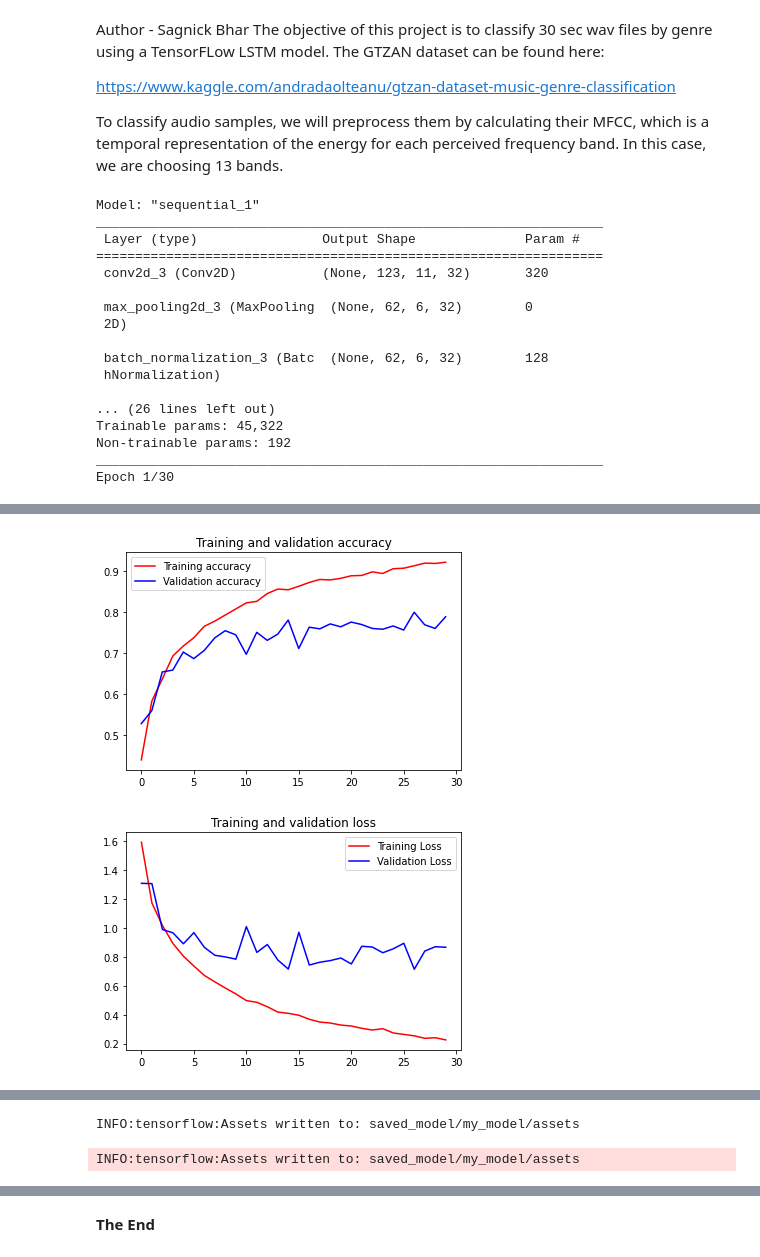
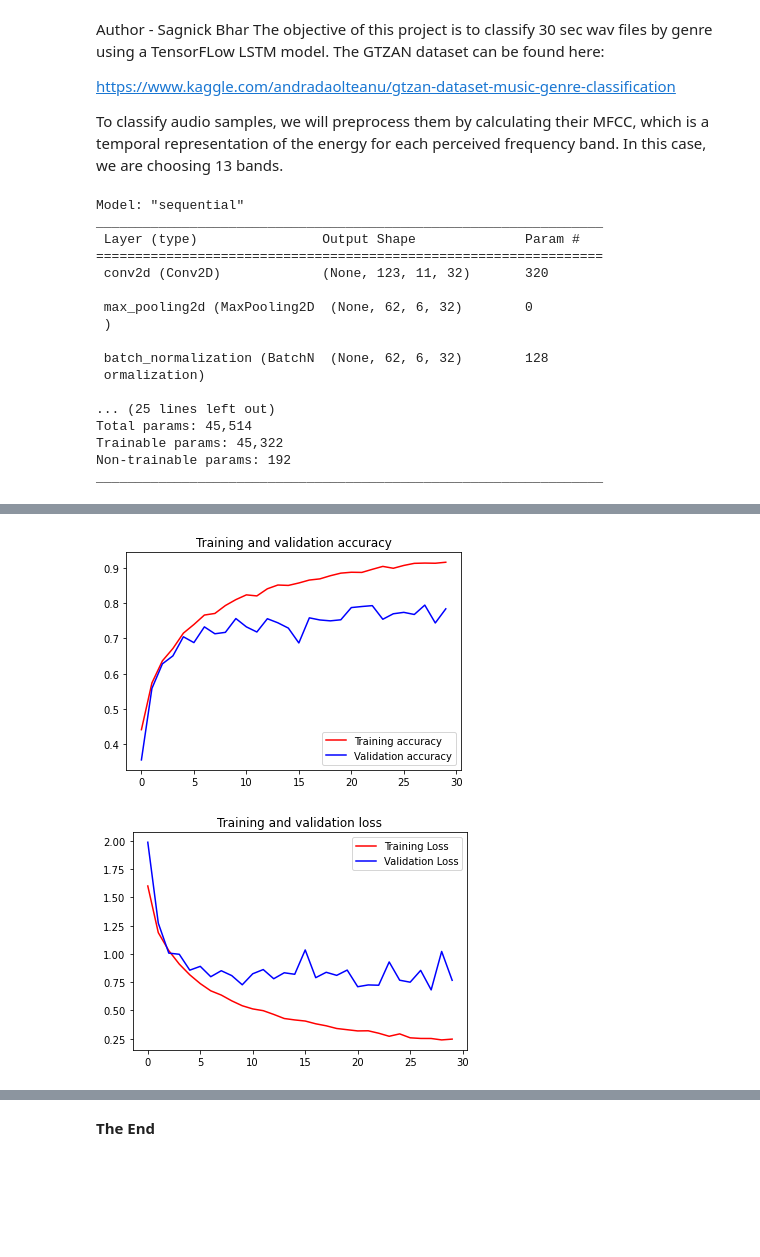
Before and after one commit to oscarmtz1/IEEE_SP22_QP, a Jupyter notebook: musicclass.ipynb, the cells around one changed output, grey strips where cells are left out. Cells and saved outputs as stored; diff of their text form; code cells hidden in the pictures; blank space fills up the shorter version.

```diff
--- a/musicclass.ipynb
+++ b/musicclass.ipynb
@@ -19,5 +18,5 @@ from tensorflow import keras
 # %%
-SOURCE_PATH = 'Data/genres_original/'
+SOURCE_PATH = 'data\genres_original'
 
 # Path to labels and processed data file, json format.
 JSON_PATH = 'data.json'
@@ -45,7 +44,7 @@ def preprocess_data(source_path, json_path):
     for i, (dirpath, dirnames, filenames) in enumerate(os.walk(source_path)):
         for file in filenames:
             # exclude a corrupted wav file that makes everything crash.
-            if os.path.join(dirpath, file) != 'Data/genres_original/jazz/jazz.00054.wav':
+            if os.path.join(dirpath, file) != 'data\genres_original\jazz\jazz.00054.wav':
                 song, sr = librosa.load(os.path.join(dirpath, file), duration=29)
                 for s in range(NUM_SLICES):
                     start_sample = SAMPLES_PER_SLICE * s
@@ -61,8 +60,6 @@ def preprocess_data(source_path, json_path):
     with open(json_path, 'w') as f:
         json.dump(mydict, f)
     f.close()
-
-    #out_file = open(json_path)
 # %%
 def load_data(json_path):
 
@@ -175,44 +172,32 @@ if __name__ == "__main__":
 
     model.summary()
 
-    checkpoint_path = 'model1.ckpt'
-
-    checkpoint_dir = os.path.dirname(checkpoint_path)
-
-    # cp_callback = tf.keras.callbacks.ModelCheckpoint(filepath=checkpoint_path,
-    #                                                 save_weights_only=True,
-    #                                                 save_freq=10*32,
-    #                                                 verbose=1)
-
     #Training the model.
     history = model.fit(Xtrain, ytrain,
                         validation_data=(Xval, yval),
                         epochs=30,
-                        batch_size=32#,
-                        #callbacks=[cp_callback]
+                        batch_size=32
                         )
 
     plot_performance(history)
 
     # Testing the model on never seen before data.
     make_prediction(model, Xtest, ytest, 24)
-
-    model.save('saved_model/my_model')
 # %% [output]
-Model: "sequential_1"
+Model: "sequential"
 _________________________________________________________________
  Layer (type)                Output Shape              Param #
 =================================================================
- conv2d_3 (Conv2D)           (None, 123, 11, 32)       320
+ conv2d (Conv2D)             (None, 123, 11, 32)       320
 
- max_pooling2d_3 (MaxPooling  (None, 62, 6, 32)        0
- 2D)
+ max_pooling2d (MaxPooling2D  (None, 62, 6, 32)        0
+ )
 
- batch_normalization_3 (Batc  (None, 62, 6, 32)        128
- hNormalization)
+ batch_normalization (BatchN  (None, 62, 6, 32)        128
+ ormalization)
 
-... (26 lines left out)
+... (25 lines left out)
+Total params: 45,514
 Trainable params: 45,322
 Non-trainable params: 192
 _________________________________________________________________
-Epoch 1/30
@@ -236,2 +221,2 @@ Epoch 30/30
-[figure, old version]
+[figure, new version]
-[figure, old version]
+[figure, new version]
@@ -243,2 +226,0 @@ WARNING:absl:Found untraced functions such as _jit_compiled_convolution_op, _jit
-INFO:tensorflow:Assets written to: saved_model/my_model/assets
-INFO:tensorflow:Assets written to: saved_model/my_model/assets
```
Also changed, not shown: parts of 7 cells of this notebook, 5 other files.
